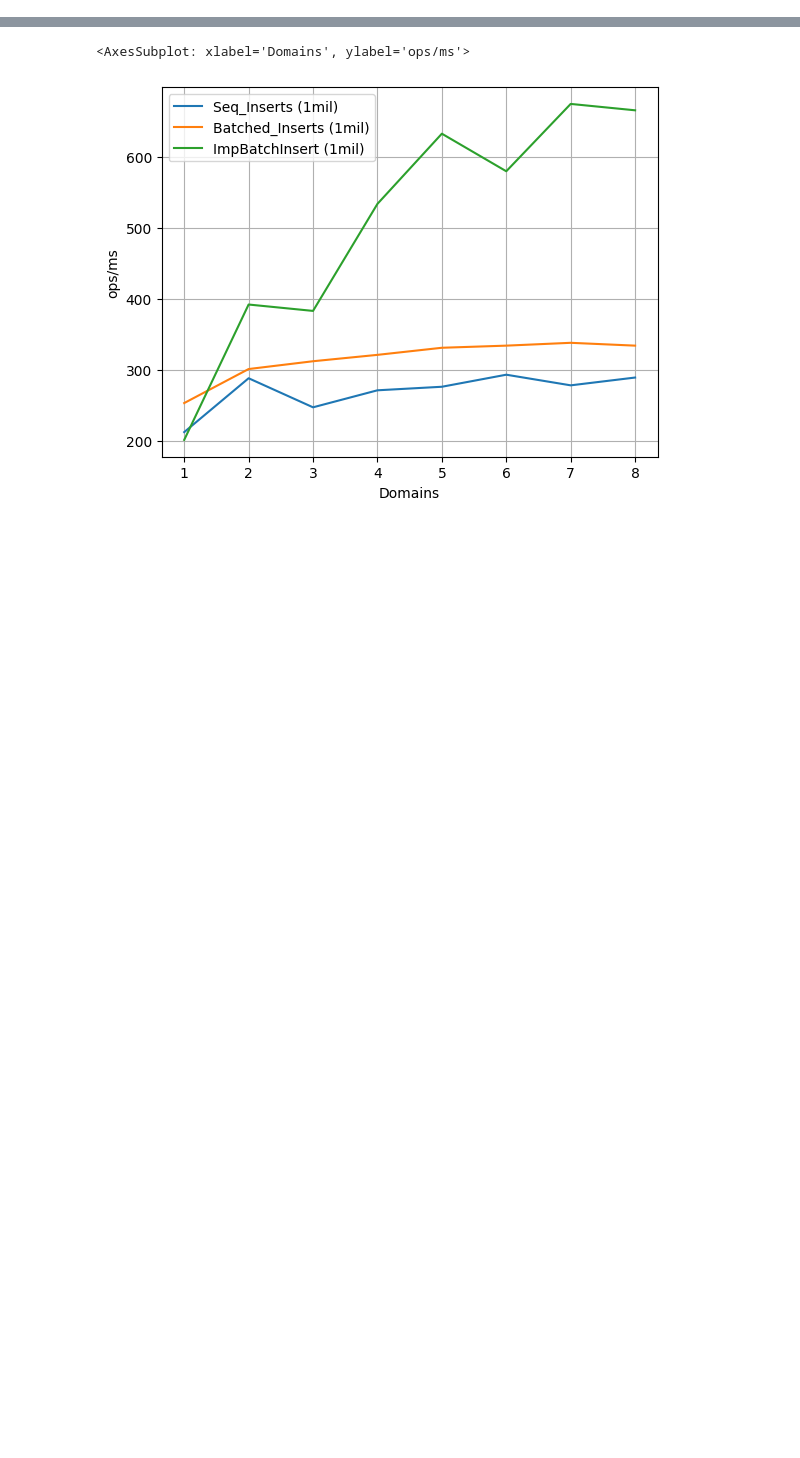
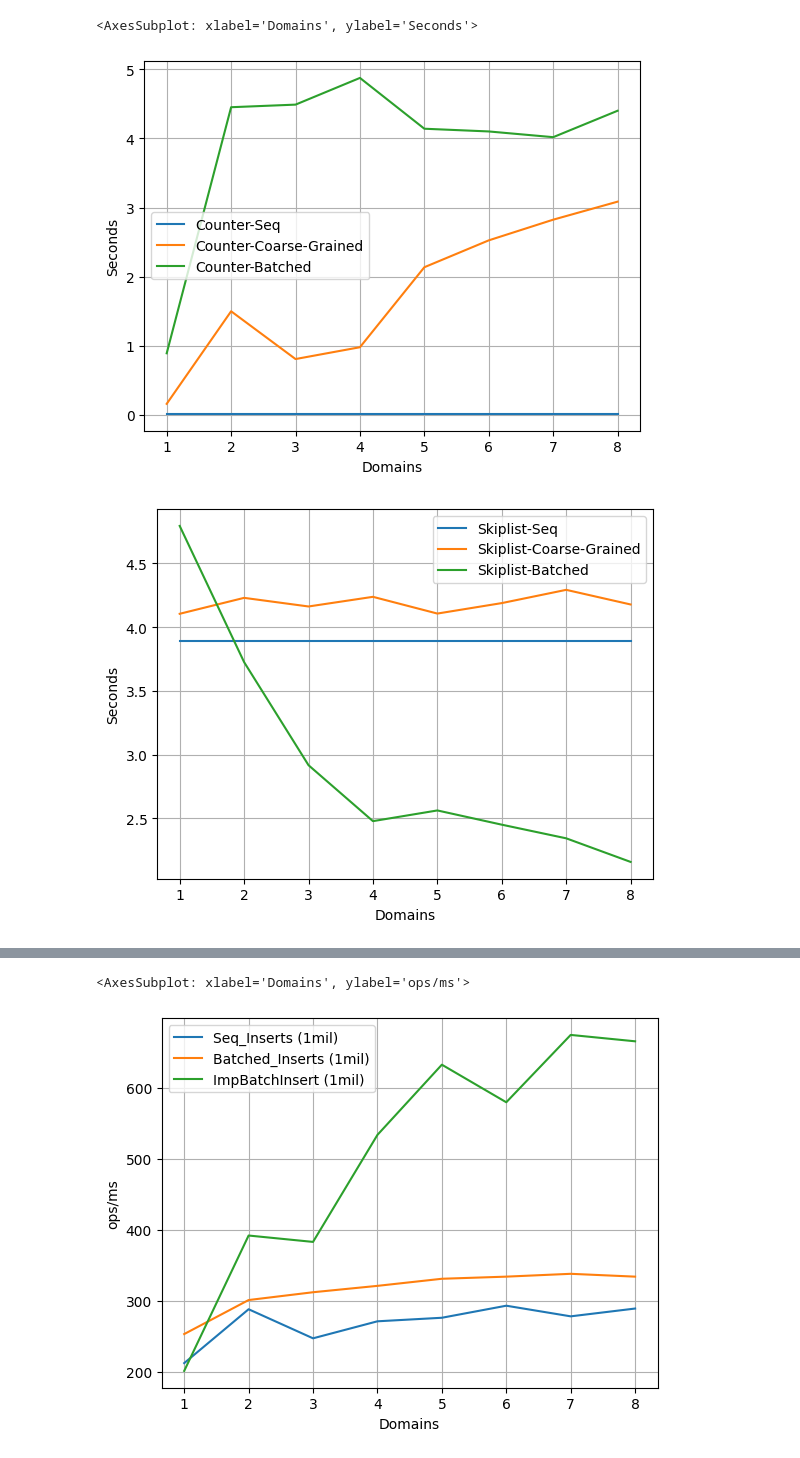
Before and after one commit to phongulus/obatcher, a Jupyter notebook: visualize.ipynb, the cells around one changed output, grey strips where cells are left out. Saved outputs shown, nothing was run; the diff lists cells and outputs as text; code cells hidden in the pictures; blank space fills up the shorter version.

Commit message:
Add visualization plots

```diff
--- a/visualize.ipynb
+++ b/visualize.ipynb
@@ -24,0 +13,23 @@ import pandas as pd
+# %%
+def no_sd(v):
+    return v if pd.isnull(v) else float(v.split("s")[0])
+
+inteli7 = pd.read_csv("intelli7.csv")
+inteli7_wo_sd = inteli7.applymap(no_sd)
+inteli7_wo_sd.insert(0, 'Domains', range(1, 1 + len(inteli7)))
+inteli7_wo_sd['Counter-Seq'] = inteli7_wo_sd['Counter-Seq'][7]
+inteli7_wo_sd['Skiplist-Seq'] = inteli7_wo_sd['Skiplist-Seq'][7]
+inteli7_wo_sd['Btree-Seq'] = inteli7_wo_sd['Btree-Seq'][7]
+
+counter = inteli7_wo_sd[['Domains', 'Counter-Seq','Counter-Coarse-Grained', 'Counter-Batched']]
+counter.plot.line(x="Domains", ylabel="Seconds", grid=True)
+
+skiplist = inteli7_wo_sd[['Domains', 'Skiplist-Seq','Skiplist-Coarse-Grained', 'Skiplist-Batched']]
+skiplist.plot.line(x="Domains", ylabel="Seconds", grid=True)
+
+btree = inteli7_wo_sd[['Domains', 'Btree-Seq','Btree-Coarse-Grained', 'Btree-Batched']]
+btree.plot.line(x="Domains", ylabel="Seconds", grid=True)
+# %% [output]
+<AxesSubplot: xlabel='Domains', ylabel='Seconds'>
+[figure, added]
+[figure, added]
```
Also changed, not shown: parts of 4 cells of this notebook, 1 other file.
